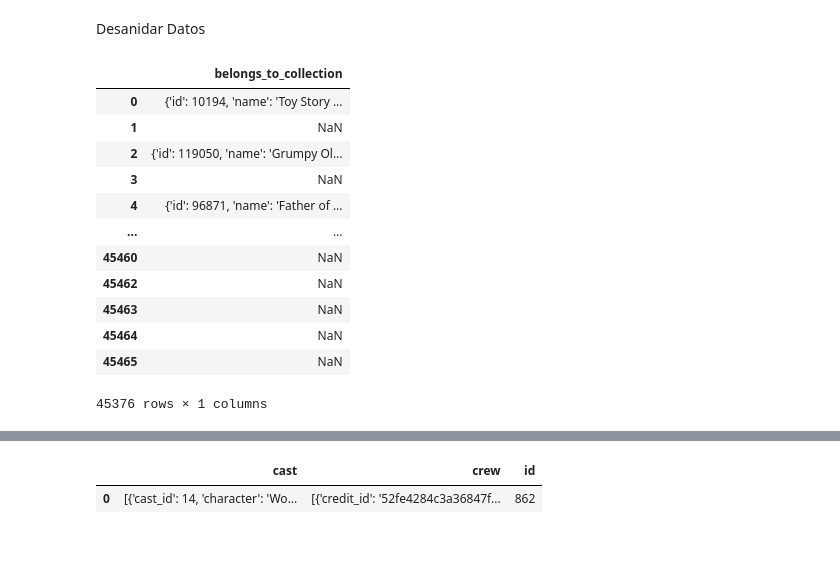
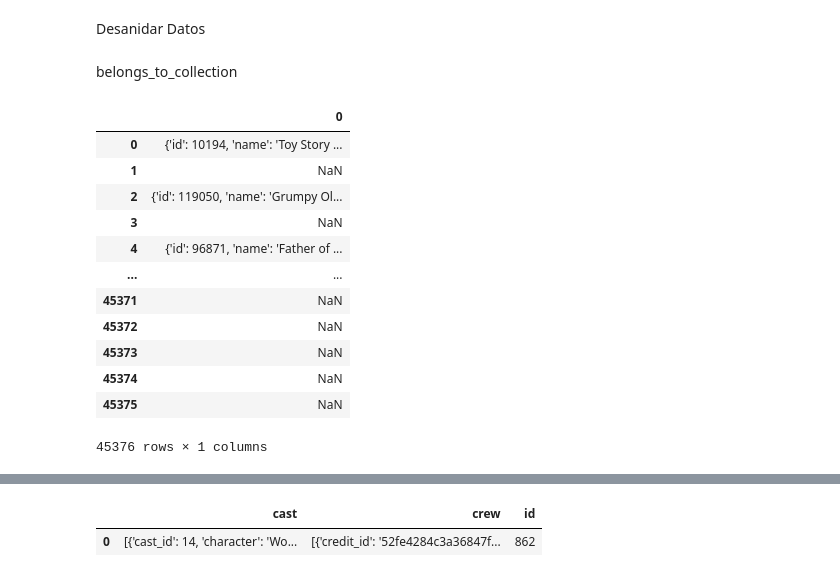
Before and after one commit to AlbaCastillo/Movie-Recommendations-Model, a Jupyter notebook: Movie_Recommendations.ipynb, the cells around one changed output, grey strips where cells are left out. Drawn from its saved outputs; the diff is of its cells as text; code cells hidden in the pictures; blank space fills up the shorter version.

```diff
--- a/Movie_Recommendations.ipynb
+++ b/Movie_Recommendations.ipynb
@@ -166,19 +166,21 @@ movies_final['release_date'] = pd.to_datetime(movies_final['release_date'])
 movies_final['release_year'] = movies_final['release_date'].dt.year
 # %% [markdown]
 Desanidar Datos
+# %% [markdown]
+belongs_to_collection
 # %%
-pd.DataFrame.from_dict(movies_final['belongs_to_collection'])
+pd.DataFrame.from_dict(list(movies_final['belongs_to_collection']))
 # %% [output]
-|  | belongs_to_collection |
+|  | 0 |
 | 0 | {'id': 10194, 'name': 'Toy Story ... |
 | 1 | NaN |
 | 2 | {'id': 119050, 'name': 'Grumpy Ol... |
 | 3 | NaN |
 | 4 | {'id': 96871, 'name': 'Father of ... |
 | ... | ... |
-| 45460 | NaN |
-| 45462 | NaN |
-| 45463 | NaN |
-| 45464 | NaN |
-| 45465 | NaN |
+| 45371 | NaN |
+| 45372 | NaN |
+| 45373 | NaN |
+| 45374 | NaN |
+| 45375 | NaN |
 45376 rows × 1 columns
```
Also changed, not shown: parts of 8 cells of this notebook.
